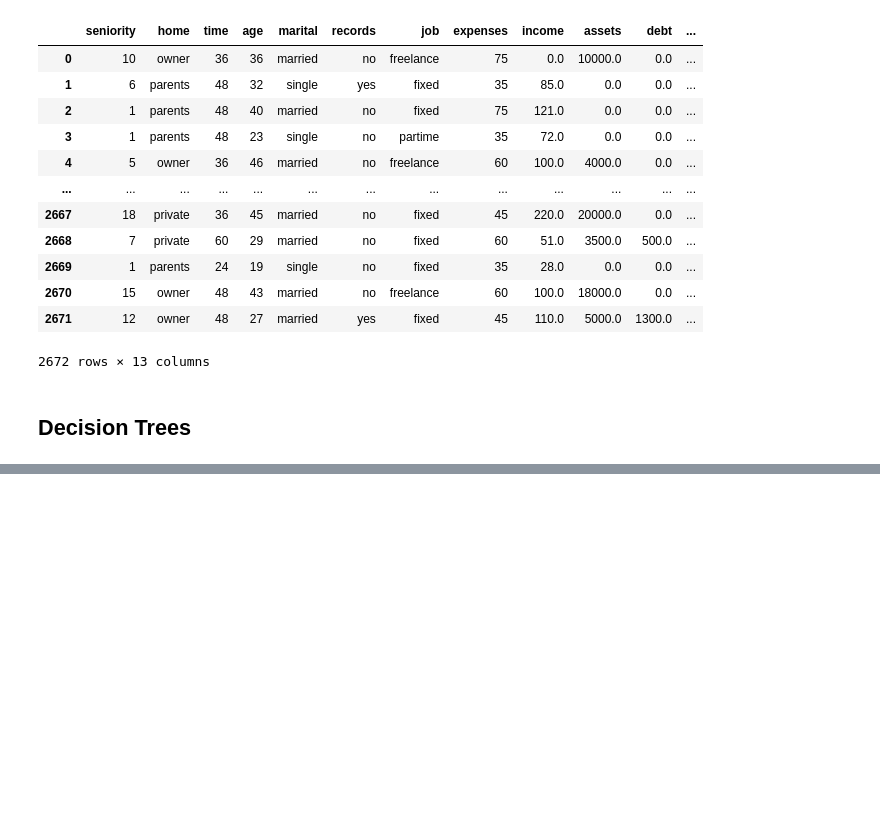
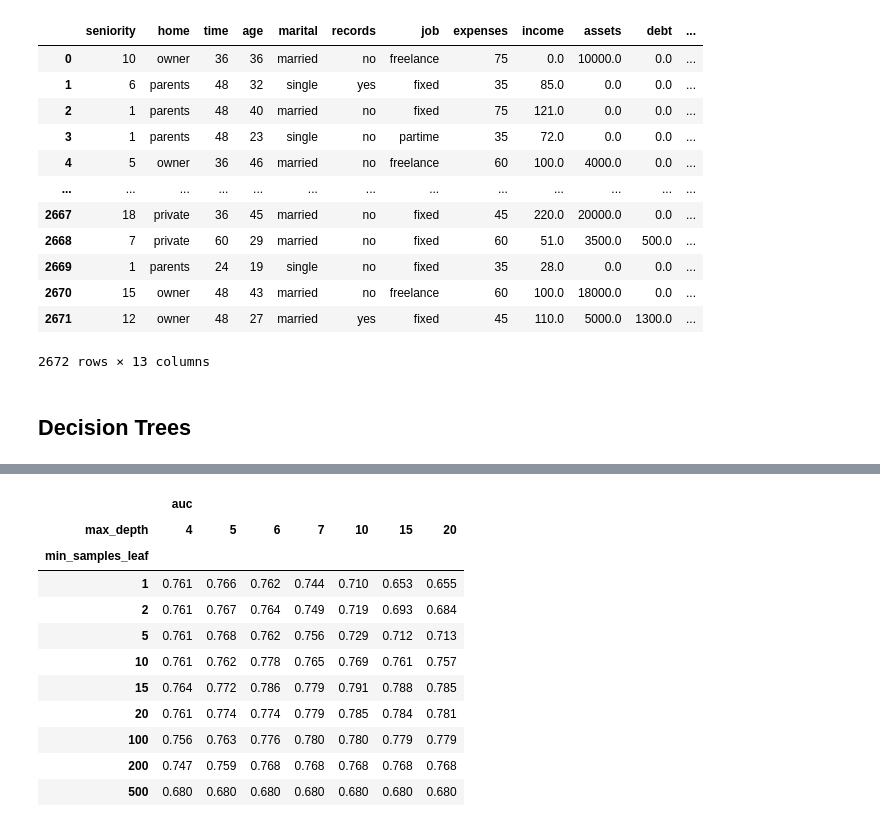
Before and after one commit to AiJared/ML-Roadmap, a Jupyter notebook: Trees/Credit Risk Scoring.ipynb, the cells around one changed output, grey strips where cells are left out. Saved outputs shown, nothing was run; the diff lists cells and outputs as text; code cells hidden in the pictures; blank space fills up the shorter version.

```diff
--- a/Trees/Credit Risk Scoring.ipynb
+++ b/Trees/Credit Risk Scoring.ipynb
@@ -313,0 +598,18 @@ print(export_text(dt))
+# %%
+# pivote the data frame to visualize it well
+df_scores_pivot = df_scores.pivot(index="min_samples_leaf",
+                                 columns=["max_depth"], values=["auc"])
+df_scores_pivot.round(3)
+# %% [output]
+|  | auc |  |  |  |  |  |  |
+| max_depth | 4 | 5 | 6 | 7 | 10 | 15 | 20 |
+| min_samples_leaf |  |  |  |  |  |  |  |
+| 1 | 0.761 | 0.766 | 0.762 | 0.744 | 0.710 | 0.653 | 0.655 |
+| 2 | 0.761 | 0.767 | 0.764 | 0.749 | 0.719 | 0.693 | 0.684 |
+| 5 | 0.761 | 0.768 | 0.762 | 0.756 | 0.729 | 0.712 | 0.713 |
+| 10 | 0.761 | 0.762 | 0.778 | 0.765 | 0.769 | 0.761 | 0.757 |
+| 15 | 0.764 | 0.772 | 0.786 | 0.779 | 0.791 | 0.788 | 0.785 |
+| 20 | 0.761 | 0.774 | 0.774 | 0.779 | 0.785 | 0.784 | 0.781 |
+| 100 | 0.756 | 0.763 | 0.776 | 0.780 | 0.780 | 0.779 | 0.779 |
+| 200 | 0.747 | 0.759 | 0.768 | 0.768 | 0.768 | 0.768 | 0.768 |
+| 500 | 0.680 | 0.680 | 0.680 | 0.680 | 0.680 | 0.680 | 0.680 |
```
Also changed, not shown: parts of 61 cells of this notebook.
